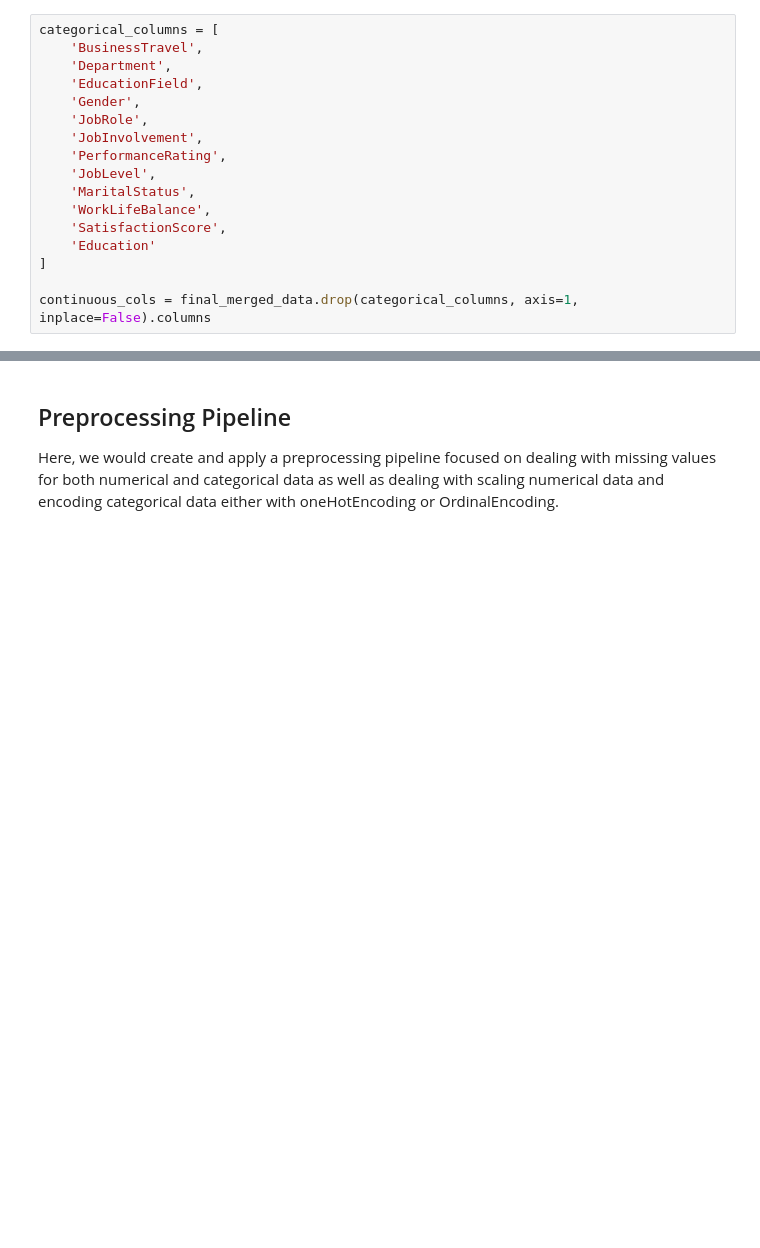
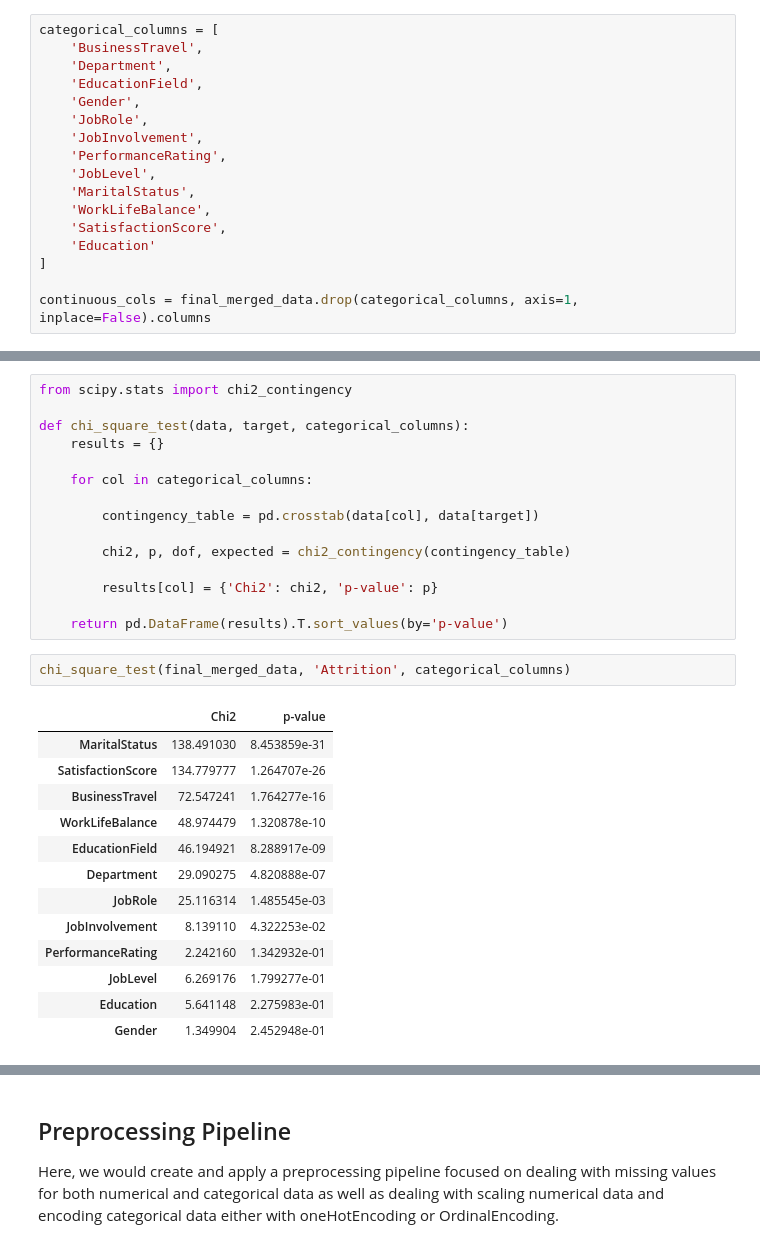
Before and after one commit to P-Asare/AI_final_H4U, a Jupyter notebook: AI_Final_Project.ipynb, the cells around one changed output, grey strips where cells are left out. Saved outputs shown, nothing was run; the diff lists cells and outputs as text; blank space fills up the shorter version.

```diff
--- a/AI_Final_Project.ipynb
+++ b/AI_Final_Project.ipynb
@@ -572,0 +579,31 @@ continuous_cols = final_merged_data.drop(categorical_columns, axis=1, inplace=Fa
+# %%
+from scipy.stats import chi2_contingency
+
+def chi_square_test(data, target, categorical_columns):
+    results = {}
+
+    for col in categorical_columns:
+
+        contingency_table = pd.crosstab(data[col], data[target])
+
+        chi2, p, dof, expected = chi2_contingency(contingency_table)
+
+        results[col] = {'Chi2': chi2, 'p-value': p}
+
+    return pd.DataFrame(results).T.sort_values(by='p-value')
+# %%
+chi_square_test(final_merged_data, 'Attrition', categorical_columns)
+# %% [output]
+|  | Chi2 | p-value |
+| MaritalStatus | 138.491030 | 8.453859e-31 |
+| SatisfactionScore | 134.779777 | 1.264707e-26 |
+| BusinessTravel | 72.547241 | 1.764277e-16 |
+| WorkLifeBalance | 48.974479 | 1.320878e-10 |
+| EducationField | 46.194921 | 8.288917e-09 |
+| Department | 29.090275 | 4.820888e-07 |
+| JobRole | 25.116314 | 1.485545e-03 |
+| JobInvolvement | 8.139110 | 4.322253e-02 |
+| PerformanceRating | 2.242160 | 1.342932e-01 |
+| JobLevel | 6.269176 | 1.799277e-01 |
+| Education | 5.641148 | 2.275983e-01 |
+| Gender | 1.349904 | 2.452948e-01 |
```
Also changed, not shown: parts of 17 cells of this notebook.
